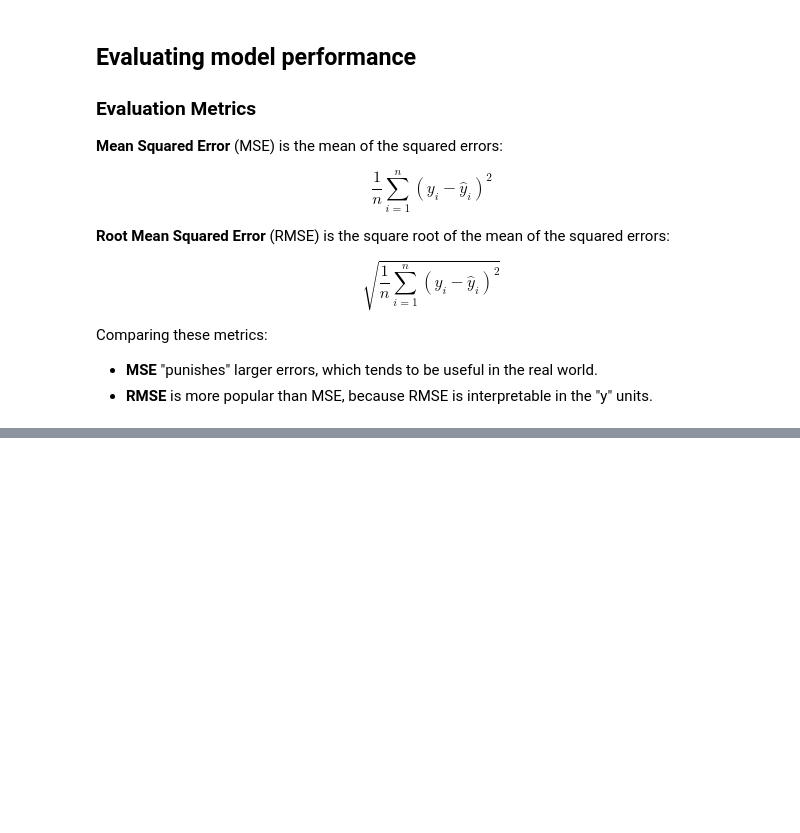
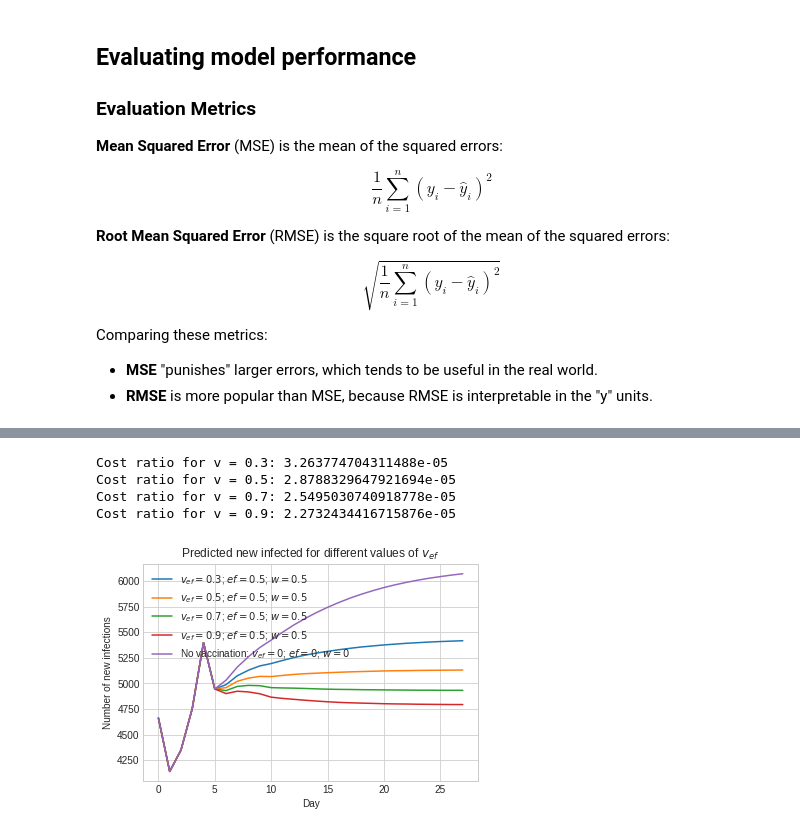
Before and after one commit to EugeneSel/AppliedModeling, a Jupyter notebook: covid_simulator.ipynb, the cells around one changed output, grey strips where cells are left out. Cells and saved outputs as stored; diff of their text form; code cells hidden in the pictures; blank space fills up the shorter version.

```diff
--- a/covid_simulator.ipynb
+++ b/covid_simulator.ipynb
@@ -354,0 +466,38 @@ for index, feature in enumerate(features):
+# %%
+# Set different v_ef, ef and w values:
+v_efs = np.arange(.3, .9, .2)
+# %%
+# plt.figure(figsize=(20, 12))
+legend = []
+R_0s = []
+
+ef = .5
+w = .5
+for v_ef in v_efs:
+    Y_pred, R_0, S_v_cumulated = get_vaccination_predictions(df_test_norm, v_ef=v_ef, ef=ef, w=w)
+
+    # Normalize data:
+    Y_pred = np.round(Y_pred * (X_train_max - X_train_min) + X_train_min)
+
+    # Plot predicted new infections:
+    plt.plot(time, Y_pred[:, 0])
+    legend.append(f"$v_{{ef}} = {v_ef:.1f}$; $ef = {ef:.1f}$; $w = {w:.1f}$")
+
+    R_0s.append(R_0)
+    print(f"Cost ratio for v = {v_ef:.1f}: {(no_vaccination_I_cumulated - Y_pred[:, 0].sum()) / S_v_cumulated}")
+
+# Without vaccination:
+plt.plot(time, no_vaccination_infected)
+legend.append("No vaccination: $v_{ef} = 0$; $ef = 0$; $w = 0$")
+
+plt.xlabel("Day")
+plt.ylabel("Number of new infections")
+plt.legend(legend)
+plt.title("Predicted new infected for different values of $v_{ef}$")
+plt.show()
+# %% [output]
+Cost ratio for v = 0.3: 3.263774704311488e-05
+Cost ratio for v = 0.5: 2.8788329647921694e-05
+Cost ratio for v = 0.7: 2.5495030740918778e-05
+Cost ratio for v = 0.9: 2.2732434416715876e-05
+[figure, added]
```
Also changed, not shown: parts of 19 cells of this notebook, 1 other file.
